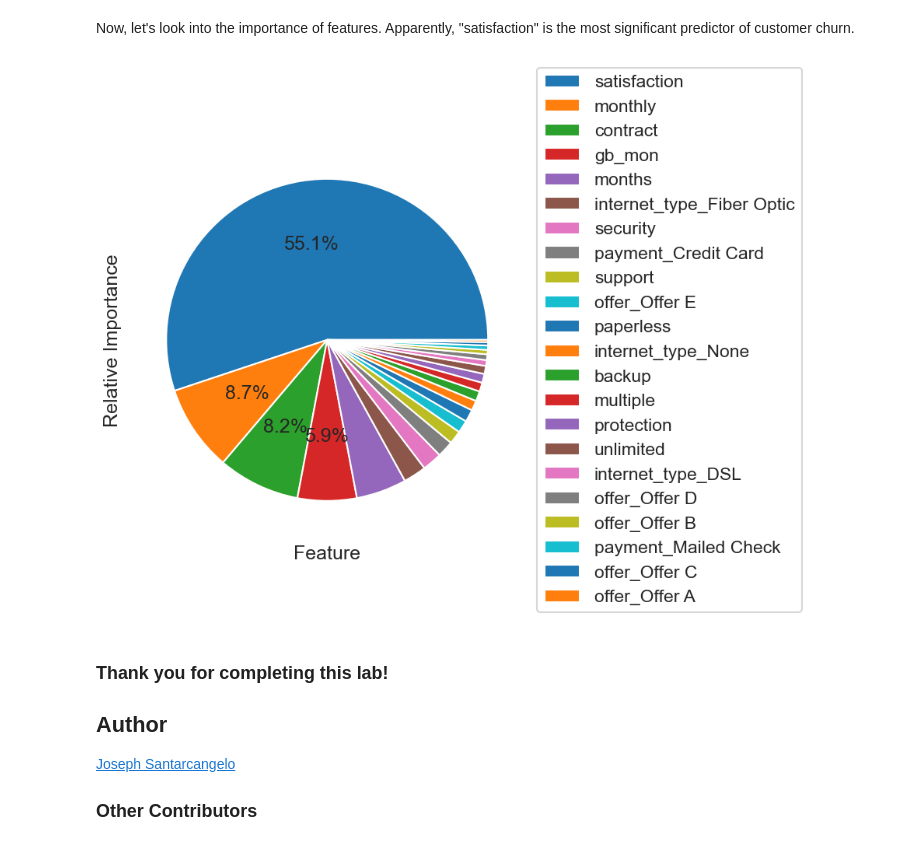
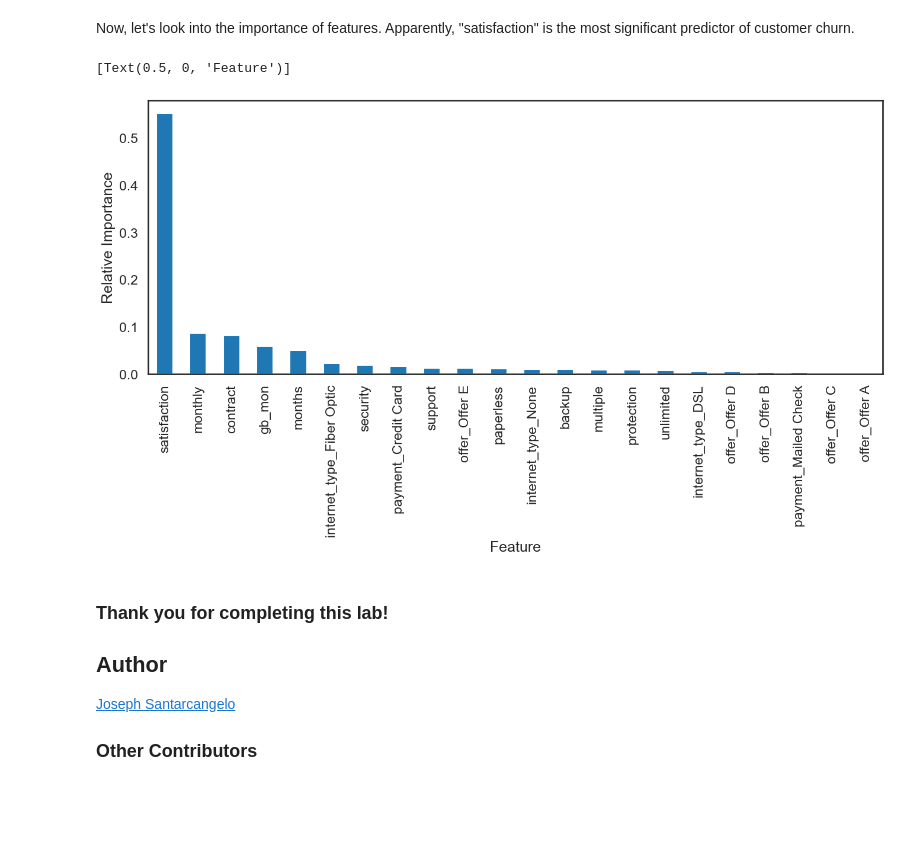
Before and after one commit to shaulamarquez/IBM-Machine-Learning, a Jupyter notebook: Bagging/03e-DEMO-Bagging-v2.ipynb, the cells around one changed output. Saved outputs shown, nothing was run; the diff lists cells and outputs as text; code cells hidden in the pictures; blank space fills up the shorter version.

```diff
--- a/Bagging/03e-DEMO-Bagging-v2.ipynb
+++ b/Bagging/03e-DEMO-Bagging-v2.ipynb
@@ -452,20 +452,22 @@ Now, let's look into the importance of features. Apparently, "satisfaction" is t
 # %%
 feature_imp = pd.Series(model.feature_importances_, index=feature_cols).sort_values(ascending=False)
 
-fig, ax = plt.subplots(figsize=(16, 6))
-ax.pie(feature_imp, labels=None, autopct=lambda pct: '{:1.1f}%'.format(pct) if pct > 5.5 else '')
+#fig, ax = plt.subplots(figsize=(16, 6))
+ax = feature_imp.plot(kind='bar', figsize=(16, 6))
+#ax.pie(feature_imp, labels=None, autopct=lambda pct: '{:1.1f}%'.format(pct) if pct > 5.5 else '')
 ax.set(ylabel='Relative Importance')
 ax.set(xlabel='Feature')
 
 # Adjust the layout to prevent label overlapping
-plt.tight_layout()
+#plt.tight_layout()
 
 # Move the legend outside the chart
-plt.legend(loc='center left', bbox_to_anchor=(1, 0.5),labels=feature_imp.index)
+#plt.legend(loc='center left', bbox_to_anchor=(1, 0.5),labels=feature_imp.index)
 
-plt.show()
+#plt.show()
 # %% [output]
+[Text(0.5, 0, 'Feature')]
-[figure, old version]
+[figure, new version]
 # %% [markdown]
 ### Thank you for completing this lab!
 
```
